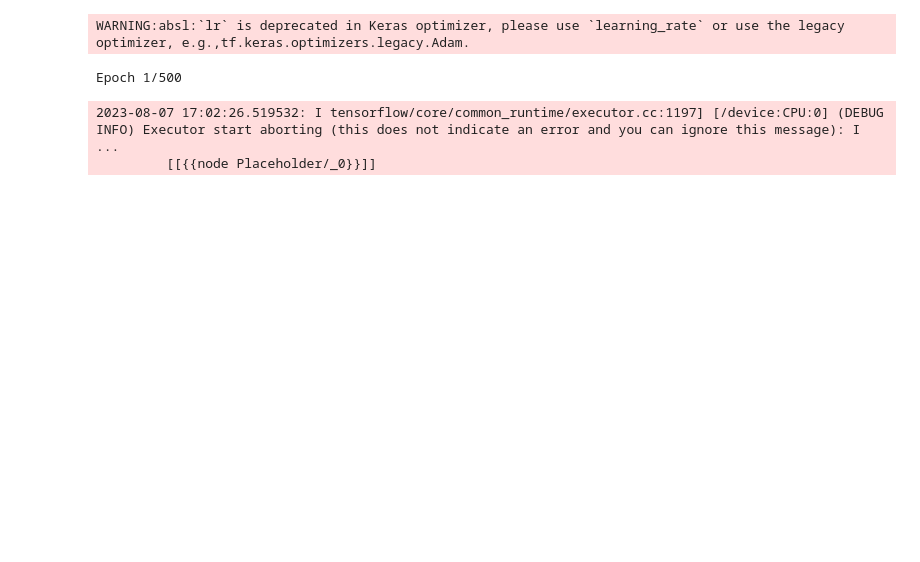
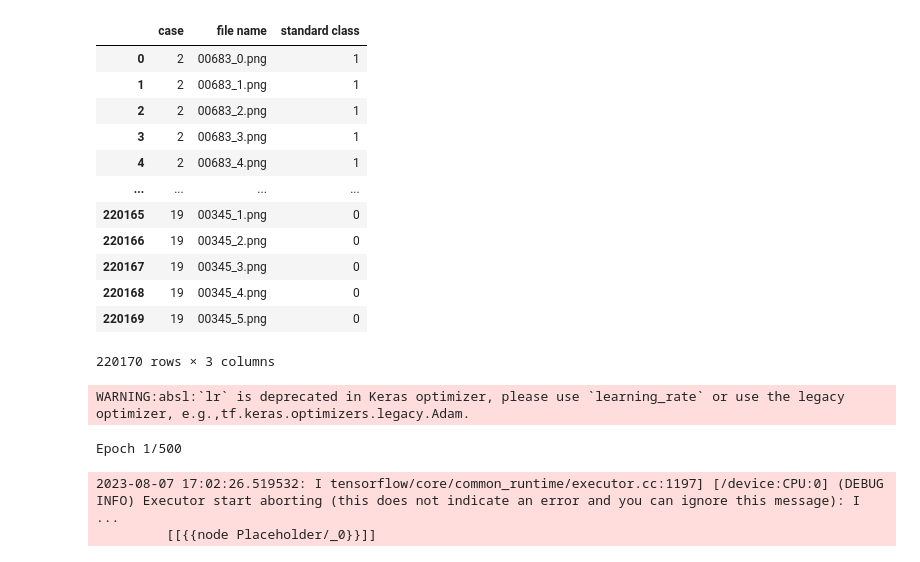
Before and after one commit to Leeyoungsup/HealcerionUltrasound, a Jupyter notebook: standard_frame_MobilNetV2.ipynb, the cells around one changed output. Saved outputs shown, nothing was run; the diff lists cells and outputs as text; code cells hidden in the pictures; blank space fills up the shorter version.

```diff
--- a/standard_frame_MobilNetV2.ipynb
+++ b/standard_frame_MobilNetV2.ipynb
@@ -29,3 +18,27 @@ Val_img_path='../../data/standardFrame_data/scale_skip/val'
+# %%
+train_df=pd.read_csv('../../data/classificationDDH/train_aug_classification_dataset.csv')
+Train_img_list=train_df['file name'].to_list()
+Train_label_list=train_df['standard class'].to_list()
+Train_case_list=train_df['case'].to_list()
+# %%
+test_df=pd.read_csv('../../data/classificationDDH/test_aug_classification_dataset.csv')
+Test_img_list=train_df['file name'].to_list()
+Test_label_list=train_df['standard class'].to_list()
+Test_case_list=train_df['case'].to_list()
+# %% [output]
+|  | case | file name | standard class |
+| 0 | 2 | 00683_0.png | 1 |
+| 1 | 2 | 00683_1.png | 1 |
+| 2 | 2 | 00683_2.png | 1 |
+| 3 | 2 | 00683_3.png | 1 |
+| 4 | 2 | 00683_4.png | 1 |
+| ... | ... | ... | ... |
+| 220165 | 19 | 00345_1.png | 0 |
+| 220166 | 19 | 00345_2.png | 0 |
+| 220167 | 19 | 00345_3.png | 0 |
+| 220168 | 19 | 00345_4.png | 0 |
+| 220169 | 19 | 00345_5.png | 0 |
+220170 rows × 3 columns
 # %%
 size=224
 x_train = np.zeros((len(Train_img_list),size,size,3))
```
Also changed, not shown: parts of 2 cells of this notebook.
